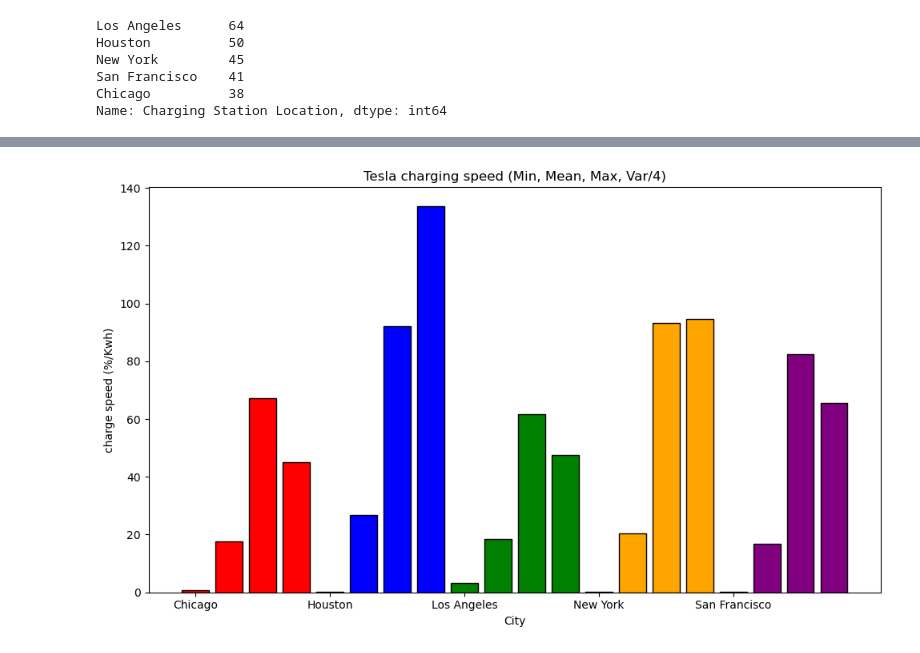
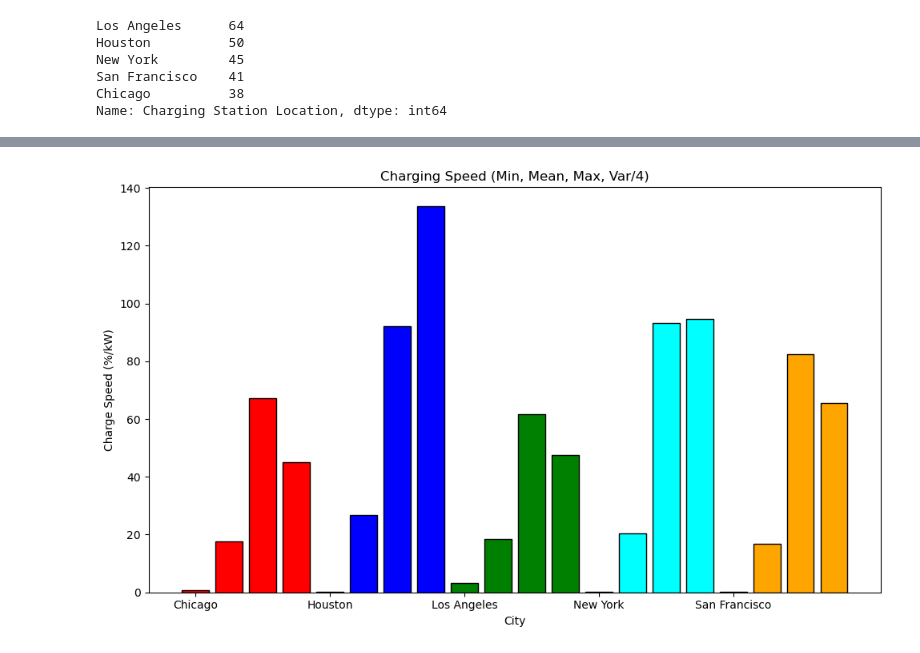
Before and after one commit to hansheng-zhang/EV-analysis, a Jupyter notebook: charger_location.ipynb, the cells around one changed output, grey strips where cells are left out. Drawn from its saved outputs; the diff is of its cells as text; code cells hidden in the pictures.

```diff
--- a/charger_location.ipynb
+++ b/charger_location.ipynb
@@ -537,32 +471,5 @@ plt.show()
 # %%
 Tesla_data = filtered_positive_data[filtered_positive_data['Vehicle Model'] == "Tesla Model 3"]
 location_charging_unit_speed = Tesla_data.groupby('Charging Station Location')['charged_rates_per_hour'].apply(list)
-compare_charging_data = []
-cities = list(location_charging_unit_speed.keys())
-city_labels = []
-colors = ['red', 'blue', 'green', 'orange', 'purple']
-
-for i, city in enumerate(cities):
-    rates = location_charging_unit_speed[city]
-    var = np.var(rates)/4
-    compare_charging_data.extend([np.min(rates), np.mean(rates), np.max(rates), var])
-    city_labels.extend([city] * 4)
-
-plt.figure(figsize=(10, 6))
-
-bar_width = 0.8
-positions = np.arange(len(compare_charging_data))
-
-for i, city in enumerate(cities):
-    city_position = positions[i * 4: (i + 1) * 4]
-    plt.bar(city_position, compare_charging_data[i * 4:(i + 1) * 4],
-            color=colors[i], edgecolor='black', width=bar_width)
-
-plt.title('Tesla charging speed (Min, Mean, Max, Var/4)')
-plt.xlabel('City')
-plt.ylabel('charge speed (%/Kwh)')
-
-plt.xticks(ticks=np.arange(0, len(compare_charging_data), 4), labels=cities, rotation=0)
-plt.tight_layout()
-plt.show()
+Graphs.grouped_bar_graph_var(location_charging_unit_speed,list(location_charging_unit_speed.keys()), 'City', 'Charge Speed (%/kW)', 4, 'Charging Speed')
 # %% [output]
@@ -569 +477 @@ plt.show()
-[figure, old version]
+[figure, new version]
```
Also changed, not shown: parts of 6 cells of this notebook.
